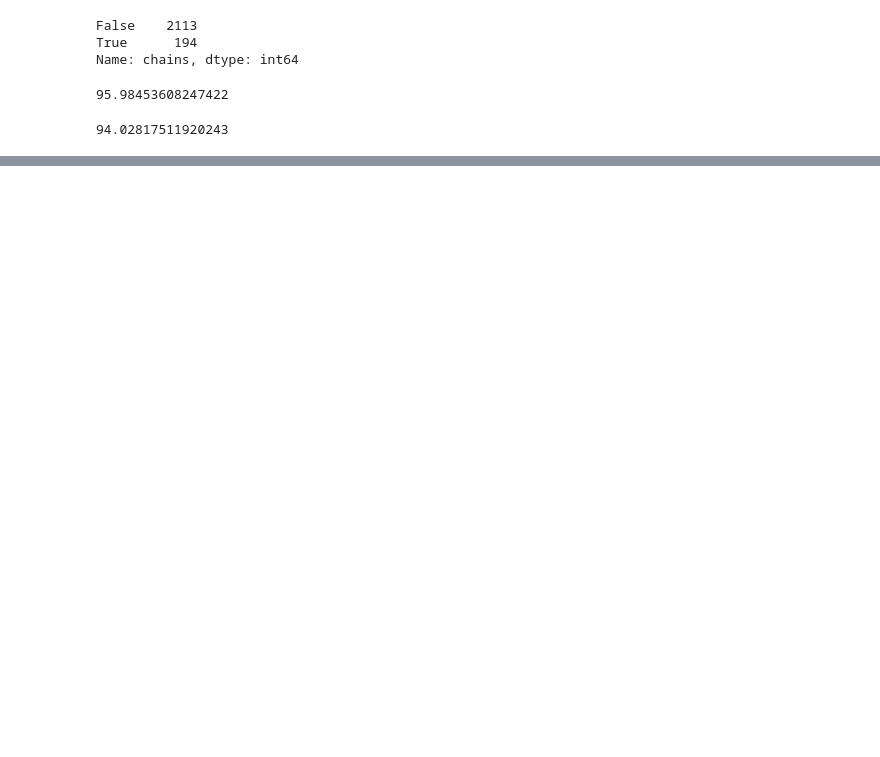
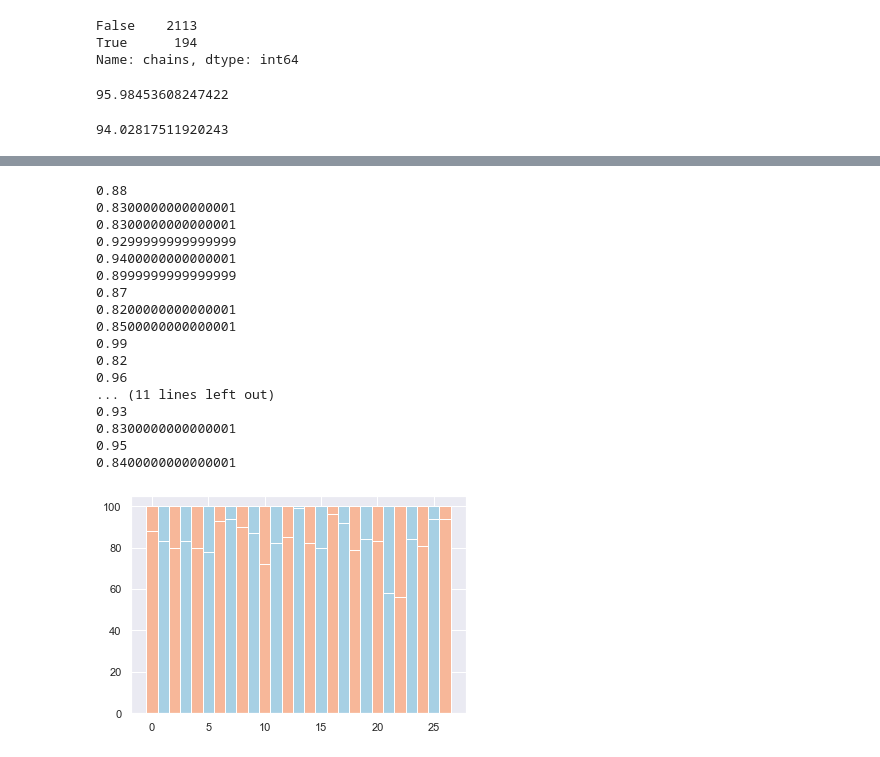
Before and after one commit to CodeBound-Annihilators/yelpproject, a Jupyter notebook: garretts_graphs.ipynb, the cells around one changed output, grey strips where cells are left out. Drawn from its saved outputs; the diff is of its cells as text; code cells hidden in the pictures; blank space fills up the shorter version.

```diff
--- a/garretts_graphs.ipynb
+++ b/garretts_graphs.ipynb
@@ -451,0 +490,35 @@ sns.distplot(merged['total_score'])
+# %%
+#sns.barplot(data = contingency_table, x = '96_to_99', y = 'Inspector')
+
+#colors = ['darkgreen', 'green','mediumseagreen','g']
+#print(con_table['above_92'])
+#for i in range(len(yy)):
+for i in range(len(con_table['Inspector'])):
+    ins = con_table['Inspector'][i]
+    #new_df = health[health['Inspector'] == ins]
+    print(con_table['above_92'][i])
+    try:
+        bar = [100, (contingency_table['above_92'][i] * 100)]
+        plt.bar(i, bar, edgecolor='white', width=1)
+    except:
+        pass
+plt.show()
+# %% [output]
+0.88
+0.8300000000000001
+0.8300000000000001
+0.9299999999999999
+0.9400000000000001
+0.8999999999999999
+0.87
+0.8200000000000001
+0.8500000000000001
+0.99
+0.82
+0.96
+... (11 lines left out)
+0.93
+0.8300000000000001
+0.95
+0.8400000000000001
+[figure, added]
```
Also changed, not shown: parts of 7 cells of this notebook, 1 other file.
